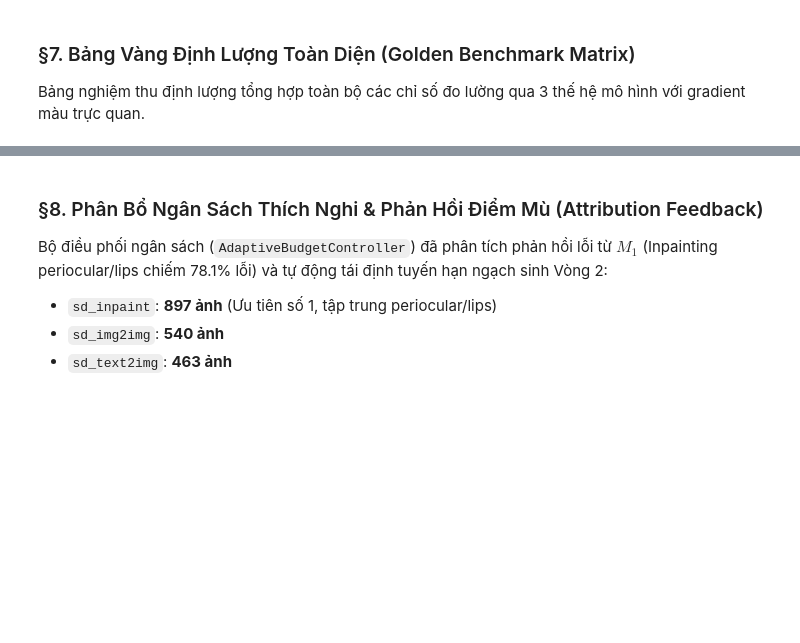
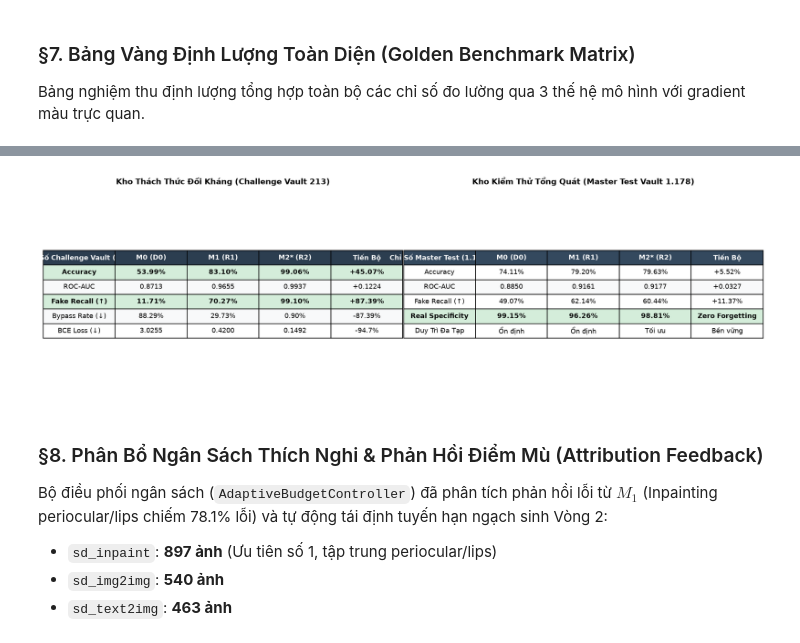
Before and after one commit to bush-le/uth-cv-coursework, a Jupyter notebook: notebooks/coursework/04_active_learning_production_visualizer.ipynb, the cells around one changed output, grey strips where cells are left out. Cells and saved outputs as stored; diff of their text form; code cells hidden in the pictures; blank space fills up the shorter version.

```diff
--- a/notebooks/coursework/04_active_learning_production_visualizer.ipynb
+++ b/notebooks/coursework/04_active_learning_production_visualizer.ipynb
@@ -292,3 +146,9 @@ Bảng Vàng Định Lượng Toàn Diện Đánh Giá 3 Thế Hệ Detector
+# %%
+# Xuất bảng vàng định lượng toàn diện qua 2-Panel Scorecard Heatmap (Challenge & Master)
+fig = plot_golden_matrix_scorecard()
+plt.show()
+# %% [output]
+[figure, added]
 # %% [markdown]
 ### §8. Phân Bổ Ngân Sách Thích Nghi & Phản Hồi Điểm Mù (Attribution Feedback)
 
```
Also changed, not shown: parts of 4 cells of this notebook, 16 other files.
